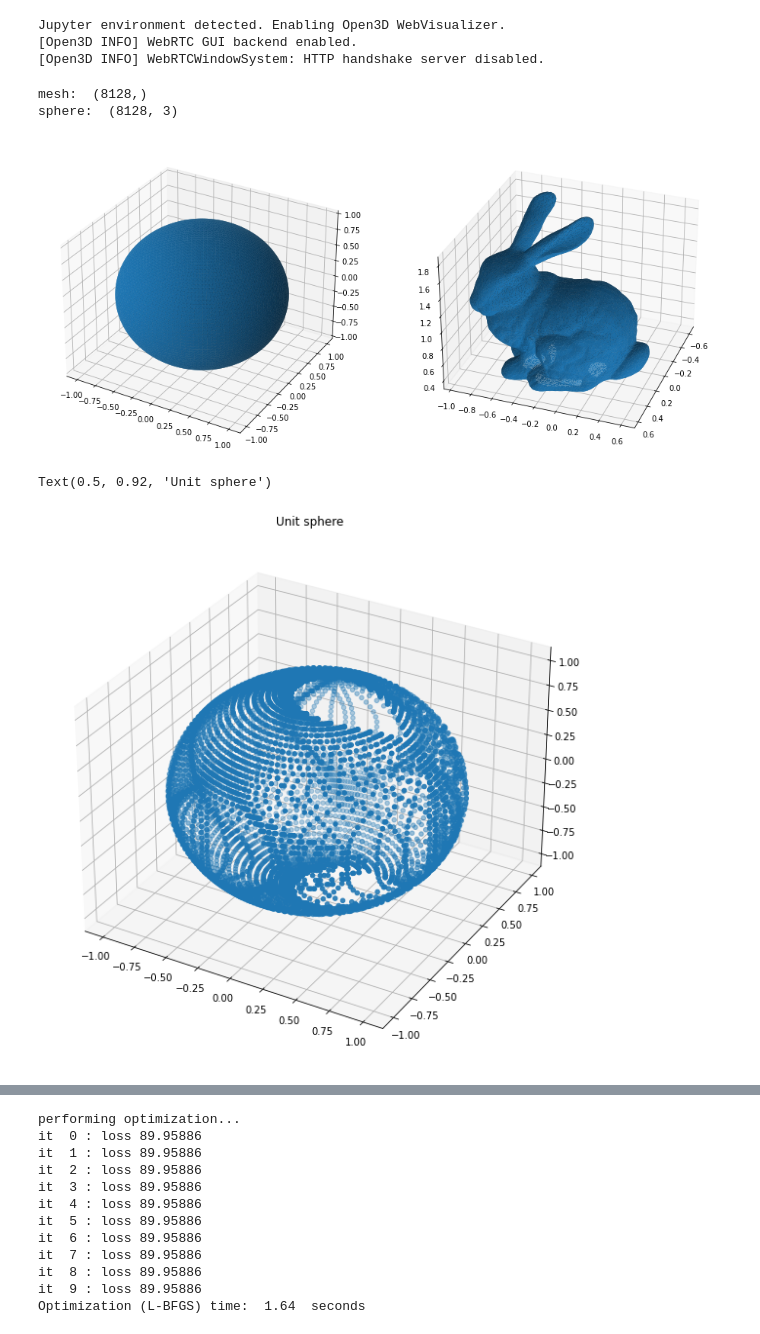
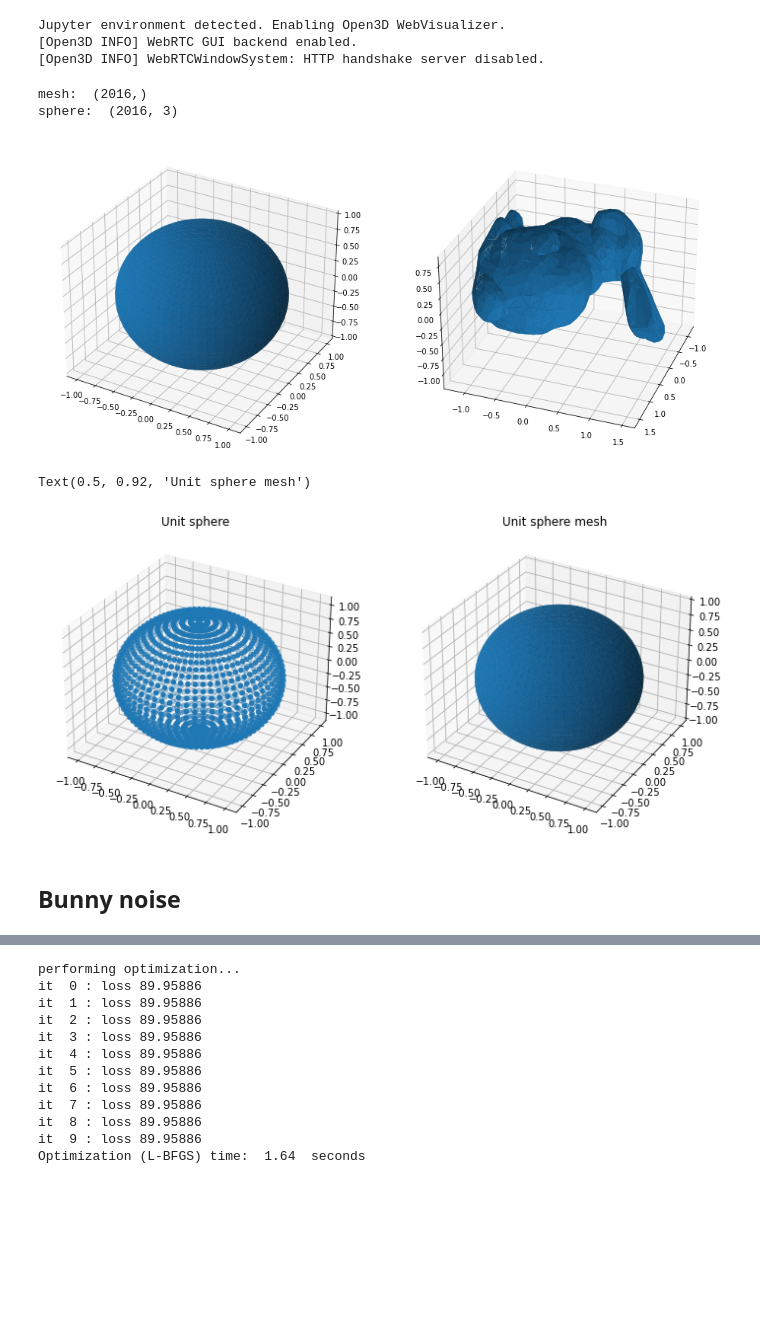
Before and after one commit to tbesnier/bm-shapes, a Jupyter notebook: examples/Estimating coefficients.ipynb, the cells around one changed output, grey strips where cells are left out. Saved outputs shown, nothing was run; the diff lists cells and outputs as text; code cells hidden in the pictures; blank space fills up the shorter version.

Commit message:
correct reconstruction

```diff
--- a/examples/Estimating coefficients.ipynb
+++ b/examples/Estimating coefficients.ipynb
@@ -28,12 +28,13 @@ def get_data(file):
 
 V,F,Rho = get_data("../data/test_data/bunny.ply")
 
-sphere = tri.creation.uv_sphere(count=[64, 64])
+sphere = tri.creation.uv_sphere(count=[32, 32])
 mesh = tri.Trimesh(V,F)
-new_mesh_V, new_mesh_F = mesh_processing.decimate_mesh(V,F,target = 13904)
+new_mesh_V, new_mesh_F = mesh_processing.decimate_mesh(V,F,target = 1776)
+new_mesh = tri.Trimesh(vertices = new_mesh_V, faces = new_mesh_F)
 
 print("mesh: ", new_mesh_V[:,0].shape)
 print("sphere: ", sphere.vertices.shape)
 # %% [output]
-mesh:  (8128,)
-sphere:  (8128, 3)
+mesh:  (2016,)
+sphere:  (2016, 3)
@@ -40,5 +45,5 @@ sphere:  (8128, 3)
 # %%
-(r_mesh, theta_mesh, phi_mesh) = pyssht.cart_to_spherical(10*new_mesh_V[:,0], 10*new_mesh_V[:,1], 10*new_mesh_V[:,2])
+(x_mesh, y_mesh, z_mesh) = new_mesh_V[:,0], new_mesh_V[:,1], new_mesh_V[:,2]
 x, y ,z = np.array(sphere.vertices[:,0]), np.array(sphere.vertices[:,1]), np.array(sphere.vertices[:,2])
 (r, theta, phi) = pyssht.cart_to_spherical(x, y, z)
 
@@ -48,10 +53,10 @@ ax1 = fig.add_subplot(121, projection='3d')
 ax1.plot_trisurf(x, y, triangles=sphere.faces, Z=z)
 
 ax2 = fig.add_subplot(122, projection='3d')
-ax2.plot_trisurf(10*new_mesh_V[:,2], 10*new_mesh_V[:,0], triangles=new_mesh_F, Z=10*new_mesh_V[:,1])
+ax2.plot_trisurf(x_mesh, y_mesh, triangles=new_mesh_F, Z=z_mesh)
 ax2.view_init(30, 20)
 
 plt.show()
 # %% [output]
-[figure, old version]
+[figure, new version]
 # %%
@@ -77,15 +82,27 @@ my_reconstr_function_phi = my_basis.sph_harm_reconstruct(my_coeffs_phi)
 # %%
-f_recons_r = my_reconstr_function_r(theta,phi)
-f_recons_theta = my_reconstr_function_theta(theta,phi)
-f_recons_phi = my_reconstr_function_phi(theta,phi)
+f_recons_x = my_reconstr_function_x(theta,phi)
+f_recons_y = my_reconstr_function_y(theta,phi)
+f_recons_z = my_reconstr_function_z(theta,phi)
 # %%
-(x_coord_recons, y_coord_recons, z_coord_recons) = pyssht.spherical_to_cart(f_recons_r, f_recons_theta, f_recons_phi)
-mesh_recons = tri.convex.convex_hull(np.array([x_coord_recons, y_coord_recons, z_coord_recons]).T)
+(x_coord_recons, y_coord_recons, z_coord_recons) = f_recons_x, f_recons_y, f_recons_z
+# %%
+#setting up the faces for the mesh
+
+listpq = np.array([x_coord_recons, y_coord_recons, z_coord_recons])
+rows_unique = np.unique(listpq.T, axis=0, return_index=True)
+new = listpq.T[rows_unique[1]]
+hull = tri.convex.convex_hull(new, qhull_options='QbB Pp Qt QJ')
+faces = hull.faces
 # %%
-fig = plt.figure(figsize=(10,10))
-ax1 = fig.add_subplot(111, projection='3d')
+fig = plt.figure(figsize=(12,12))
+ax1 = fig.add_subplot(121, projection='3d')
 ax1.scatter(x_coord_recons, y_coord_recons, z_coord_recons)
 ax1.set_title("Unit sphere")
+ax2 = fig.add_subplot(122, projection='3d')
+ax2.plot_trisurf(new[:,0], new[:,1], triangles = faces, Z = new[:,2])
+ax2.set_title("Unit sphere mesh")
 # %% [output]
-Text(0.5, 0.92, 'Unit sphere')
+Text(0.5, 0.92, 'Unit sphere mesh')
-[figure, old version]
+[figure, new version]
+# %% [markdown]
+## Bunny noise
```
Also changed, not shown: parts of 37 cells of this notebook, 21 other files.
